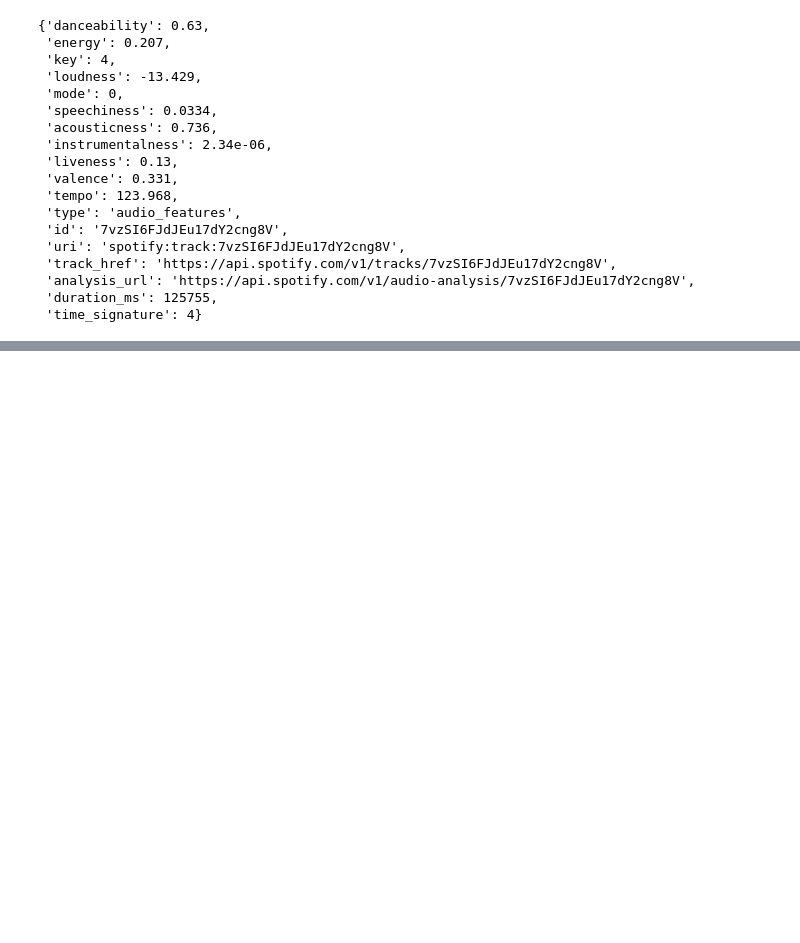
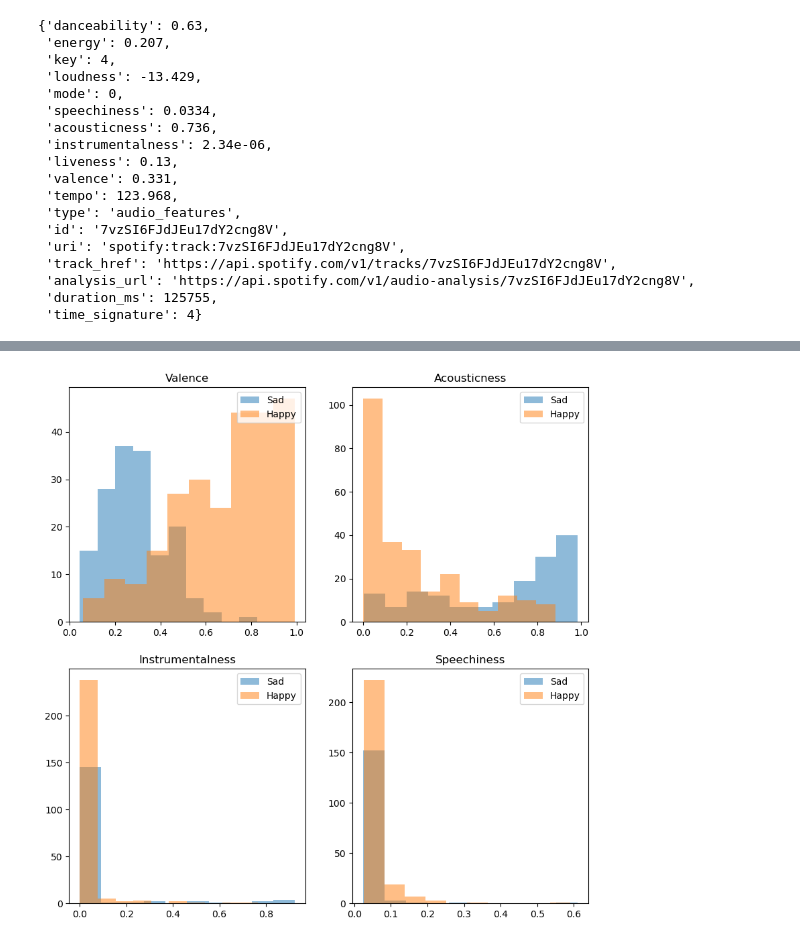
Before and after one commit to andy-dam/song-mood-classifier, a Jupyter notebook: notebook-testing.ipynb, the cells around one changed output, grey strips where cells are left out. Saved outputs shown, nothing was run; the diff lists cells and outputs as text; code cells hidden in the pictures; blank space fills up the shorter version.

```diff
--- a/notebook-testing.ipynb
+++ b/notebook-testing.ipynb
@@ -85,0 +168,22 @@ sad_audio_features[0]
+# %%
+#compare other audio features
+fig, axs = plt.subplots(2, 2, figsize=(10, 10))
+axs[0, 0].hist(df_sad['valence'], alpha=0.5, label='Sad')
+axs[0, 0].hist(df_happy['valence'], alpha=0.5, label='Happy')
+axs[0, 0].set_title('Valence')
+axs[0, 0].legend(loc='upper right')
+axs[0, 1].hist(df_sad['acousticness'], alpha=0.5, label='Sad')
+axs[0, 1].hist(df_happy['acousticness'], alpha=0.5, label='Happy')
+axs[0, 1].set_title('Acousticness')
+axs[0, 1].legend(loc='upper right')
+axs[1, 0].hist(df_sad['instrumentalness'], alpha=0.5, label='Sad')
+axs[1, 0].hist(df_happy['instrumentalness'], alpha=0.5, label='Happy')
+axs[1, 0].set_title('Instrumentalness')
+axs[1, 0].legend(loc='upper right')
+axs[1, 1].hist(df_sad['speechiness'], alpha=0.5, label='Sad')
+axs[1, 1].hist(df_happy['speechiness'], alpha=0.5, label='Happy')
+axs[1, 1].set_title('Speechiness')
+axs[1, 1].legend(loc='upper right')
+plt.show()
+# %% [output]
+[figure, added]
```
Also changed, not shown: parts of 25 cells of this notebook, 3 other files.
